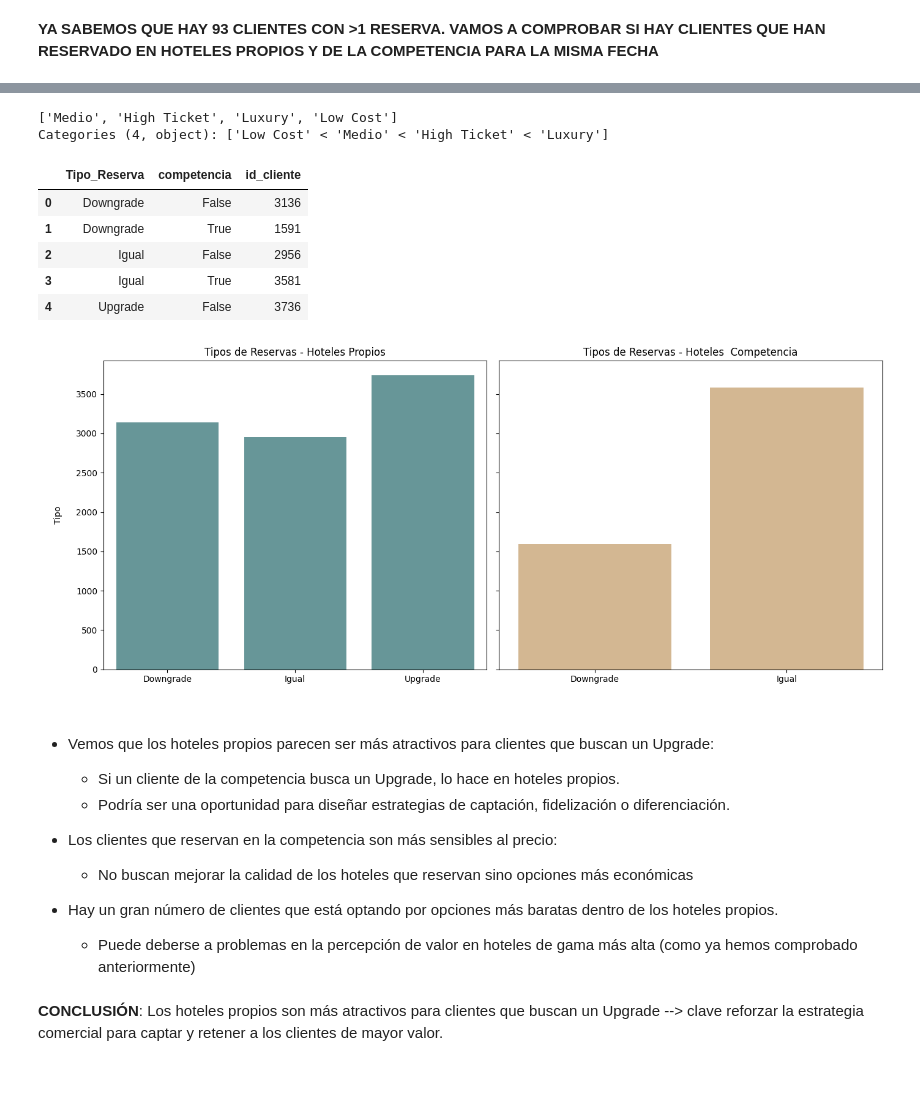
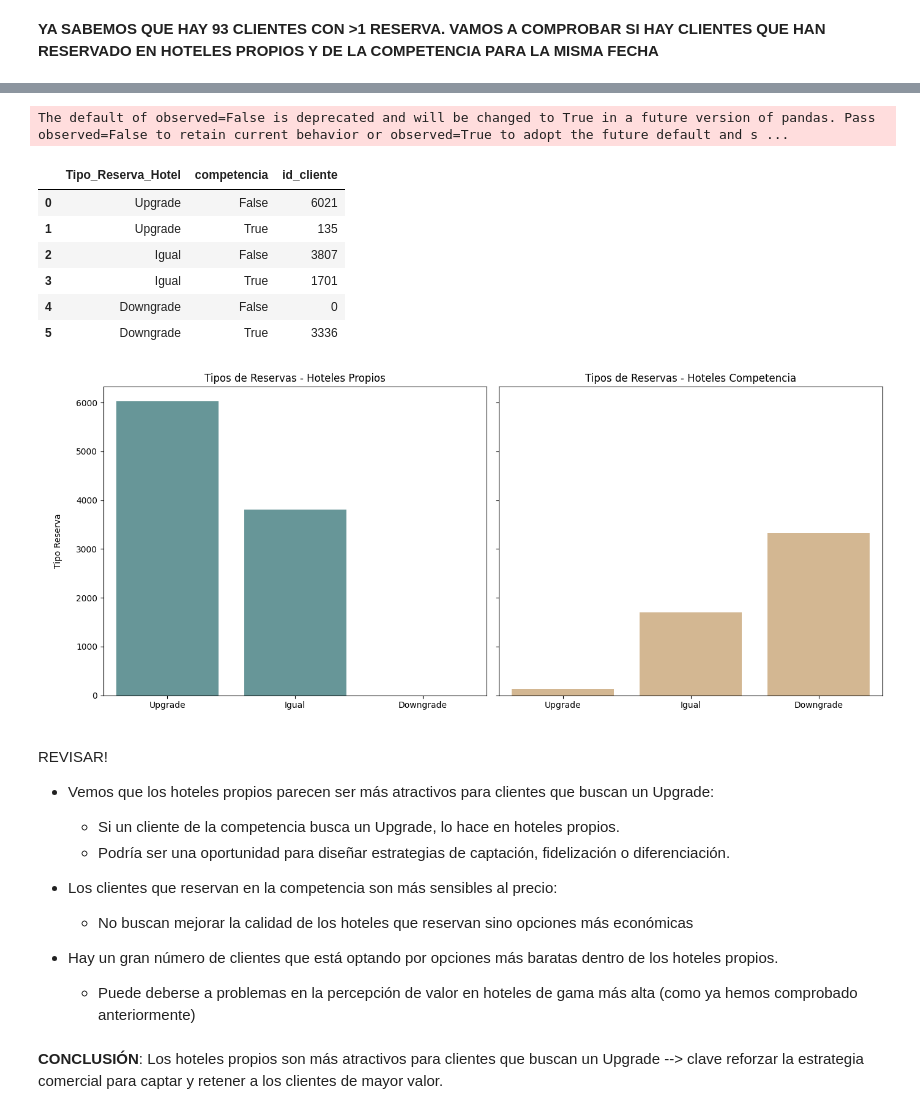
Before and after one commit to Vic4s/ETL_Hoteles, a Jupyter notebook: notebooks_final/graficos_final.ipynb, the cells around one changed output, grey strips where cells are left out. Drawn from its saved outputs; the diff is of its cells as text; code cells hidden in the pictures; blank space fills up the shorter version.

Commit message:
Actualizacion visualizaciones

```diff
--- a/notebooks_final/graficos_final.ipynb
+++ b/notebooks_final/graficos_final.ipynb
@@ -690,2 +836,0 @@ gasto_por_cliente["categoria_cliente"] = pd.cut(
-# %%
-df_final = df_final.merge(gasto_por_cliente[["id_cliente", "categoria_cliente"]], on="id_cliente", how="left")
@@ -735,2 +836,0 @@ precio_hoteles["categoria_hotel"] = pd.cut(
-# %%
-df_final = df_final.merge(ingresos_hoteles[["nombre_hotel", "categoria_hotel"]], on="nombre_hotel", how="left")
@@ -739,58 +837,40 @@ df_final.sample(5)
-# %%
-df_final["categoria_cliente"].unique()
-# %% [output]
-['Medio', 'High Ticket', 'Luxury', 'Low Cost']
-Categories (4, object): ['Low Cost' < 'Medio' < 'High Ticket' < 'Luxury']
-# %%
-def tipo_reserva(row):
-    categorias = ["Low Cost", "Medio", "High Ticket", "Luxury"]
-
-    cliente = row["categoria_cliente"]
-    hotel = row["categoria_hotel"]
-
-    indice_cliente = categorias.index(cliente)
-    indice_hotel = categorias.index(hotel)
-
-    if indice_cliente == indice_hotel:
-        return "Igual"
-    elif indice_cliente < indice_hotel:
-        return "Upgrade"
-    else:
-        return "Downgrade"
-
-df_final["Tipo_Reserva"] = df_final.apply(tipo_reserva, axis=1)
 # %%
-tipo_reserva = df_final.groupby(["Tipo_Reserva", "competencia"])["id_cliente"].count().reset_index()
+tipo_reserva = df_final.groupby(["Tipo_Reserva_Hotel", "competencia"])["id_cliente"].count().reset_index()
 tipo_reserva
 # %% [output]
+The default of observed=False is deprecated and will be changed to True in a future version of pandas. Pass observed=False to retain current behavior or observed=True to adopt the future default and s ...
-|  | Tipo_Reserva | competencia | id_cliente |
-| 0 | Downgrade | False | 3136 |
-| 1 | Downgrade | True | 1591 |
-| 2 | Igual | False | 2956 |
-| 3 | Igual | True | 3581 |
-| 4 | Upgrade | False | 3736 |
+|  | Tipo_Reserva_Hotel | competencia | id_cliente |
+| 0 | Upgrade | False | 6021 |
+| 1 | Upgrade | True | 135 |
+| 2 | Igual | False | 3807 |
+| 3 | Igual | True | 1701 |
+| 4 | Downgrade | False | 0 |
+| 5 | Downgrade | True | 3336 |
 # %%
 
 tipo_reserva_propios = tipo_reserva[tipo_reserva["competencia"] == False]
 tipo_reserva_competencia = tipo_reserva[tipo_reserva["competencia"] == True]
 
 fig, axes = plt.subplots(1, 2, figsize=(14, 6), sharey=True)
 
-sns.barplot(x=tipo_reserva_propios["Tipo_Reserva"], y=tipo_reserva_propios["id_cliente"], ax=axes[0], color="cadetblue")
+sns.barplot(x=tipo_reserva_propios["Tipo_Reserva_Hotel"], y=tipo_reserva_propios["id_cliente"], ax=axes[0], color="cadetblue")
 axes[0].set_title(f"Tipos de Reservas - Hoteles Propios")
 axes[0].set_xlabel(" ")
-axes[0].set_ylabel("\nTipo\n")
+axes[0].set_ylabel("\nTipo Reserva\n")
 
-sns.barplot(x=tipo_reserva_competencia["Tipo_Reserva"],y=tipo_reserva_competencia["id_cliente"], ax=axes[1], color="burlywood")
-axes[1].set_title(f"Tipos de Reservas - Hoteles  Competencia")
+sns.barplot(x=tipo_reserva_competencia["Tipo_Reserva_Hotel"],y=tipo_reserva_competencia["id_cliente"], ax=axes[1], color="burlywood")
+axes[1].set_title(f"Tipos de Reservas - Hoteles Competencia")
 axes[1].set_xlabel(" ")
 
 plt.tight_layout()
 
 plt.show()
 # %% [output]
-[figure, old version]
+[figure, new version]
 # %% [markdown]
+REVISAR!
+
+
 - Vemos que los hoteles propios parecen ser más atractivos para clientes que buscan un Upgrade:
     - Si un cliente de la competencia busca un Upgrade, lo hace en hoteles propios.
     - Podría ser una oportunidad para diseñar estrategias de captación, fidelización o diferenciación.
```
Also changed, not shown: parts of 37 cells of this notebook, 2 other files.
